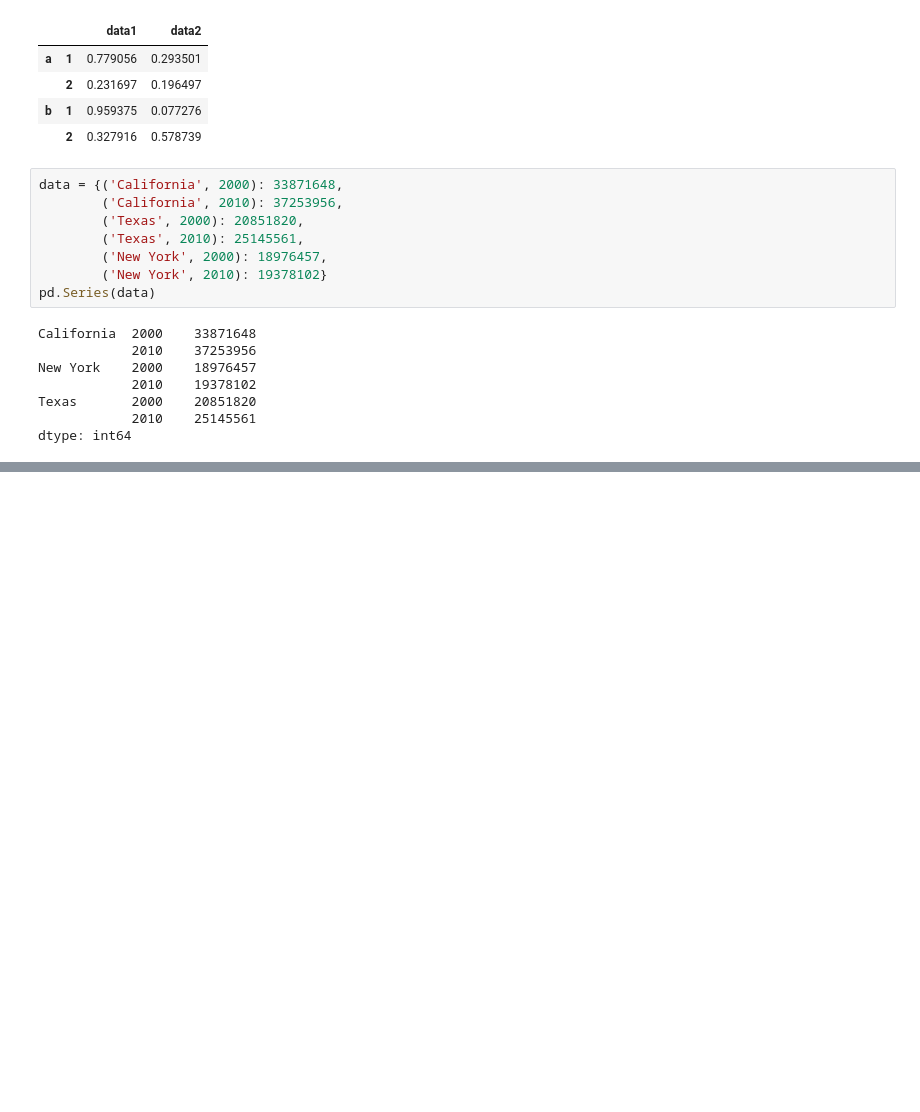
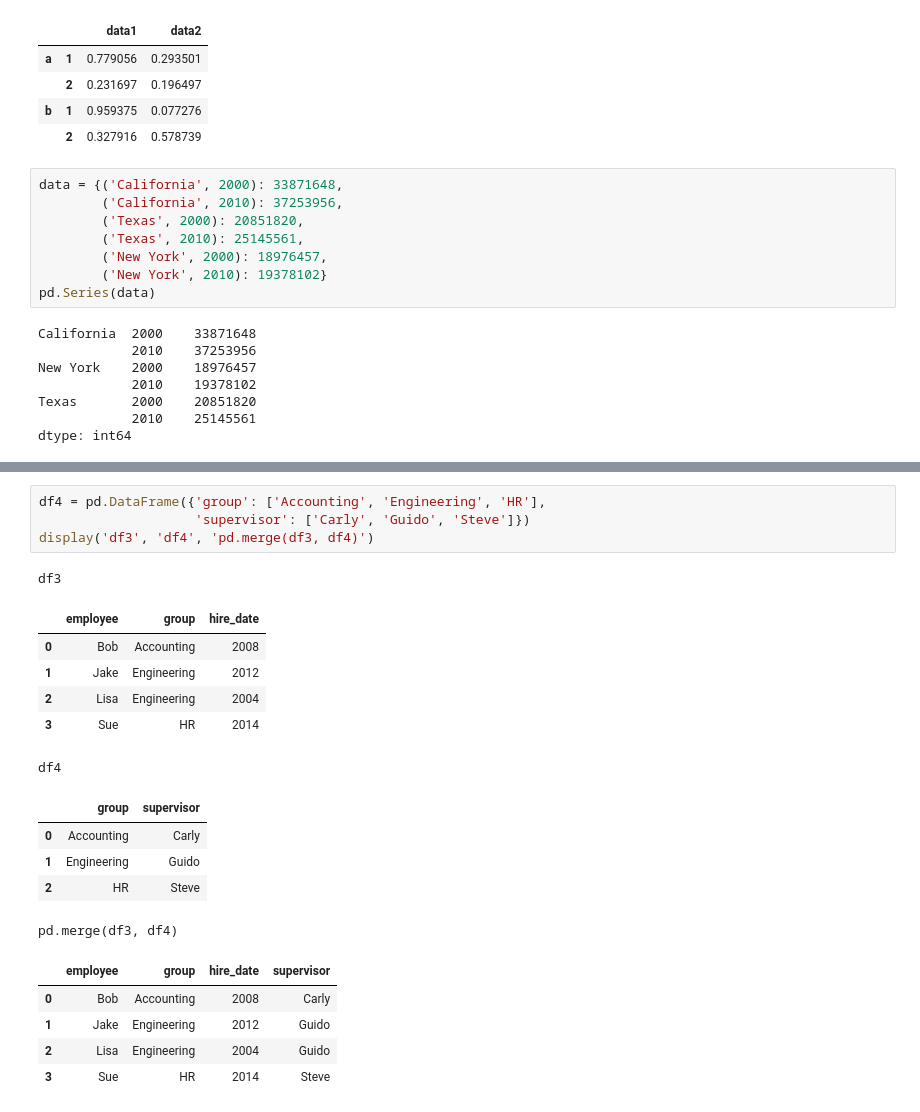
Before and after one commit to PeinWu/data-science-ipython-notebook, a Jupyter notebook: Pandas.ipynb, the cells around one changed output, grey strips where cells are left out. Drawn from its saved outputs; the diff is of its cells as text; blank space fills up the shorter version.

```diff
--- a/Pandas.ipynb
+++ b/Pandas.ipynb
@@ -753,0 +909,22 @@ pd.MultiIndex.from
+# %%
+df4 = pd.DataFrame({'group': ['Accounting', 'Engineering', 'HR'],
+                    'supervisor': ['Carly', 'Guido', 'Steve']})
+display('df3', 'df4', 'pd.merge(df3, df4)')
+# %% [output]
+df3
+|  | employee | group | hire_date |
+| 0 | Bob | Accounting | 2008 |
+| 1 | Jake | Engineering | 2012 |
+| 2 | Lisa | Engineering | 2004 |
+| 3 | Sue | HR | 2014 |
+df4
+|  | group | supervisor |
+| 0 | Accounting | Carly |
+| 1 | Engineering | Guido |
+| 2 | HR | Steve |
+pd.merge(df3, df4)
+|  | employee | group | hire_date | supervisor |
+| 0 | Bob | Accounting | 2008 | Carly |
+| 1 | Jake | Engineering | 2012 | Guido |
+| 2 | Lisa | Engineering | 2004 | Guido |
+| 3 | Sue | HR | 2014 | Steve |
```
Also changed, not shown: parts of 21 cells of this notebook, 3 other files.
